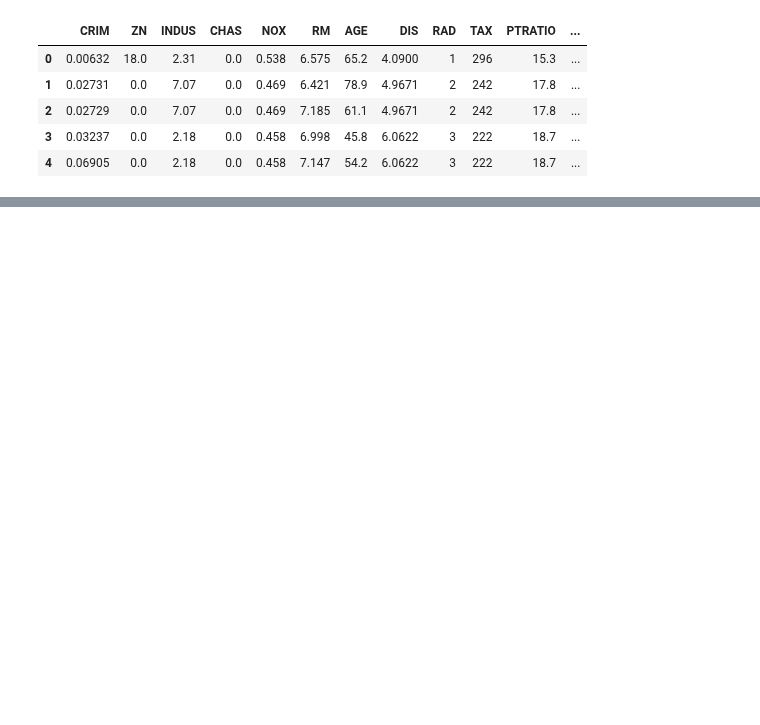
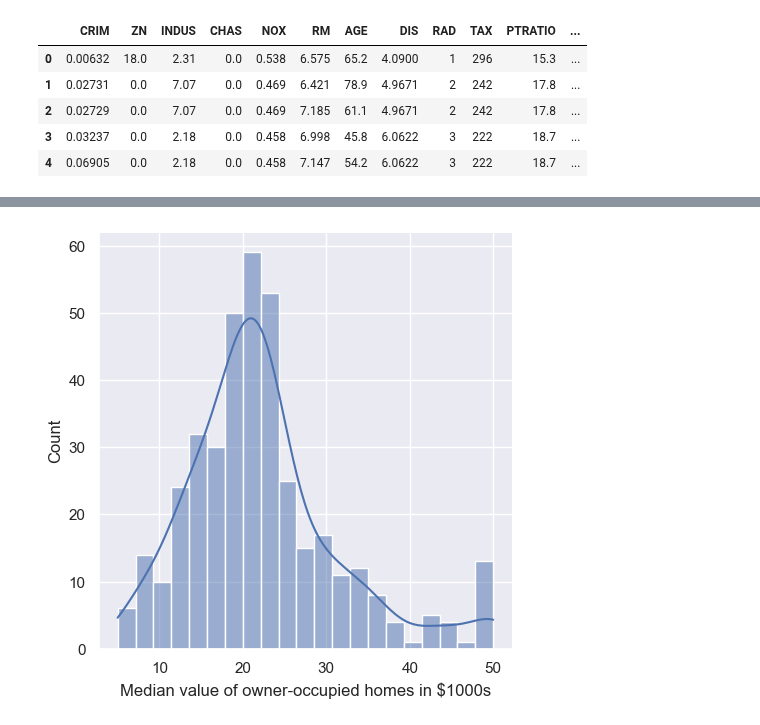
Before and after one commit to ooctavian/sigmoid-tasks, a Jupyter notebook: 02 Liniar Regression /main.ipynb, the cells around one changed output, grey strips where cells are left out. Drawn from its saved outputs; the diff is of its cells as text; code cells hidden in the pictures; blank space fills up the shorter version.

```diff
--- a/02 Liniar Regression /main.ipynb
+++ b/02 Liniar Regression /main.ipynb
@@ -130,5 +138,5 @@ df.head()
 | 4 | 0.06905 | 0.0 | 2.18 | 0.0 | 0.458 | 7.147 | 54.2 | 6.0622 | 3 | 222 | 18.7 | ... |
 # %%
 # Data cleaning
-df.dropna()
-df.drop_duplicates()
+df = df.dropna()
+df = df.drop_duplicates()
@@ -148,0 +160,6 @@ df.drop_duplicates()
+# %%
+sns.displot(df['MEDV'], kde=True)
+plt.xlabel("Median value of owner-occupied homes in $1000s")
+plt.show()
+# %% [output]
+[figure, added]
```
Also changed, not shown: parts of 16 cells of this notebook.
